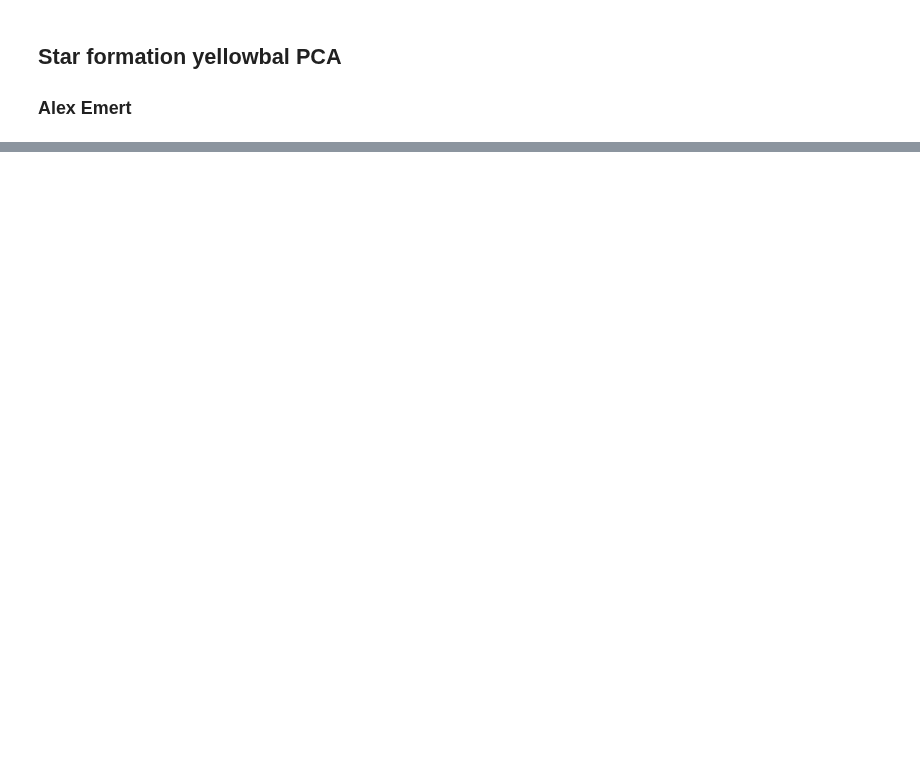
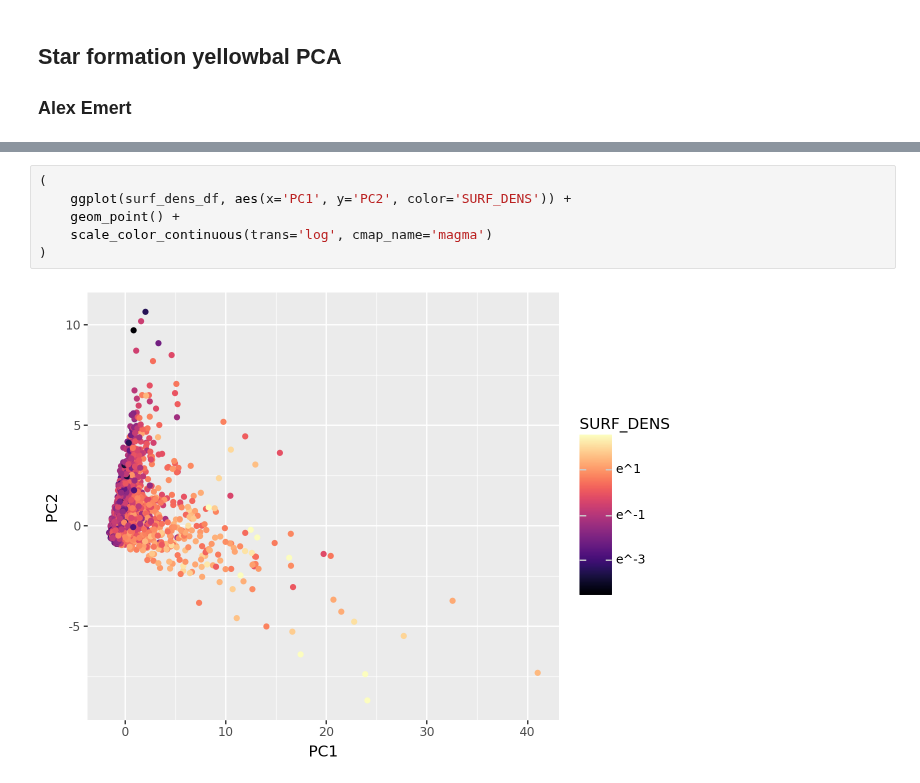
Before and after one commit to AlexEmert/Star-Formation-Research-Project-2026, a Jupyter notebook: scratch/PCA/pca-exploration.ipynb, the cells around one changed output, grey strips where cells are left out. Saved outputs shown, nothing was run; the diff lists cells and outputs as text; blank space fills up the shorter version.

```diff
--- a/scratch/PCA/pca-exploration.ipynb
+++ b/scratch/PCA/pca-exploration.ipynb
@@ -144,0 +119,8 @@ plt.show()
+# %%
+(
+    ggplot(surf_dens_df, aes(x='PC1', y='PC2', color='SURF_DENS')) +
+    geom_point() +
+    scale_color_continuous(trans='log', cmap_name='magma')
+)
+# %% [output]
+[figure, added]
```
Also changed, not shown: parts of 17 cells of this notebook, 4 other files.
